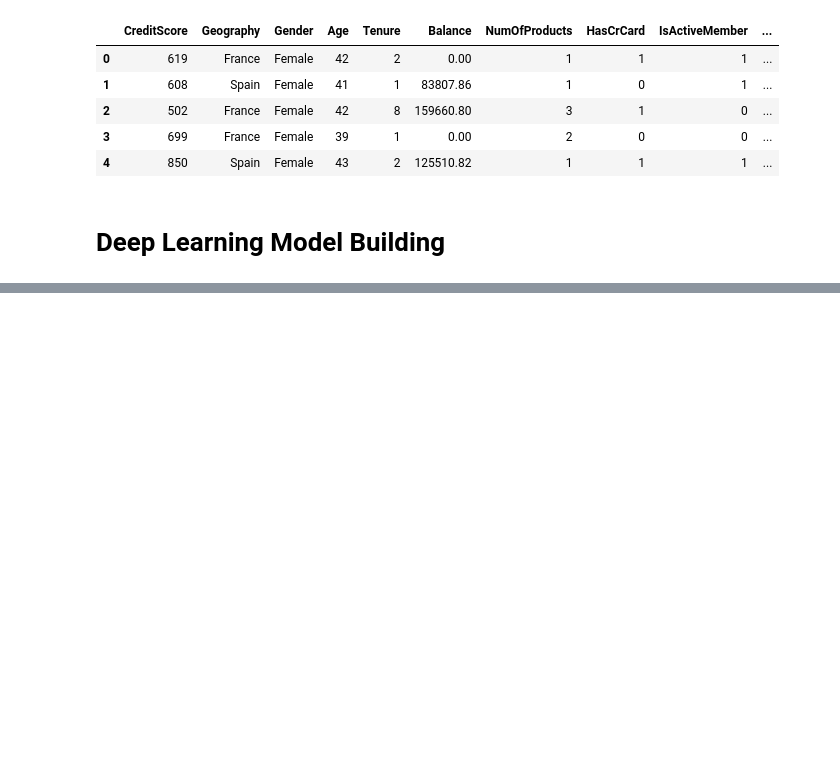
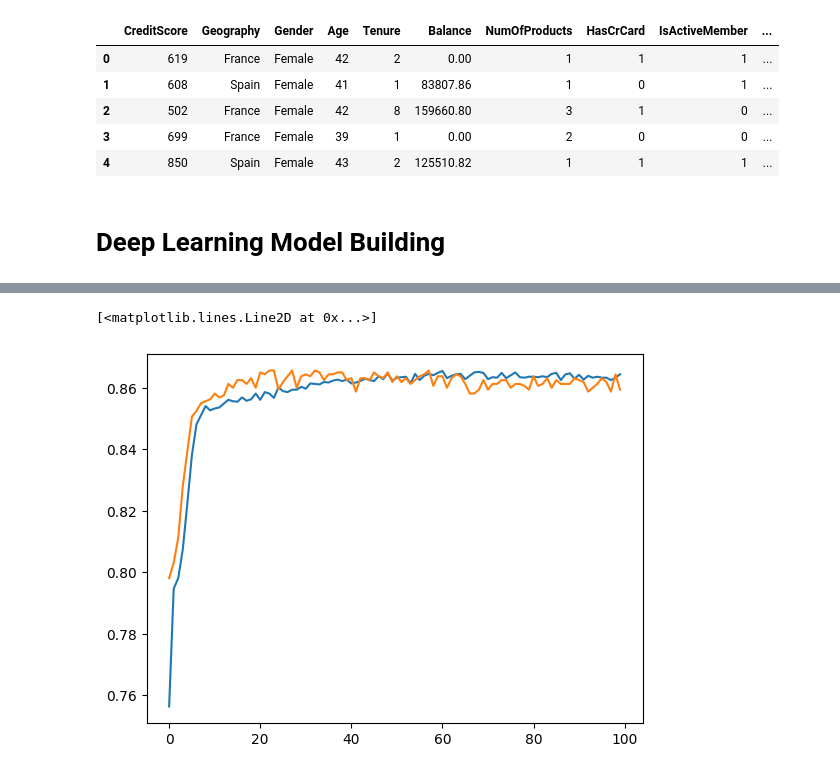
Before and after one commit to Md-Maruf-1727/deep-learning-practices, a Jupyter notebook: Customer Churn Analysis/model.ipynb, the cells around one changed output, grey strips where cells are left out. Drawn from its saved outputs; the diff is of its cells as text; code cells hidden in the pictures; blank space fills up the shorter version.

```diff
--- a/Customer Churn Analysis/model.ipynb
+++ b/Customer Churn Analysis/model.ipynb
@@ -186,0 +271,6 @@ model.layers[1].get_weights()
+# %%
+plt.plot(history.history['accuracy'])
+plt.plot(history.history['val_accuracy'])
+# %% [output]
+[<matplotlib.lines.Line2D at 0x...>]
+[figure, added]
```
Also changed, not shown: parts of 17 cells of this notebook.
